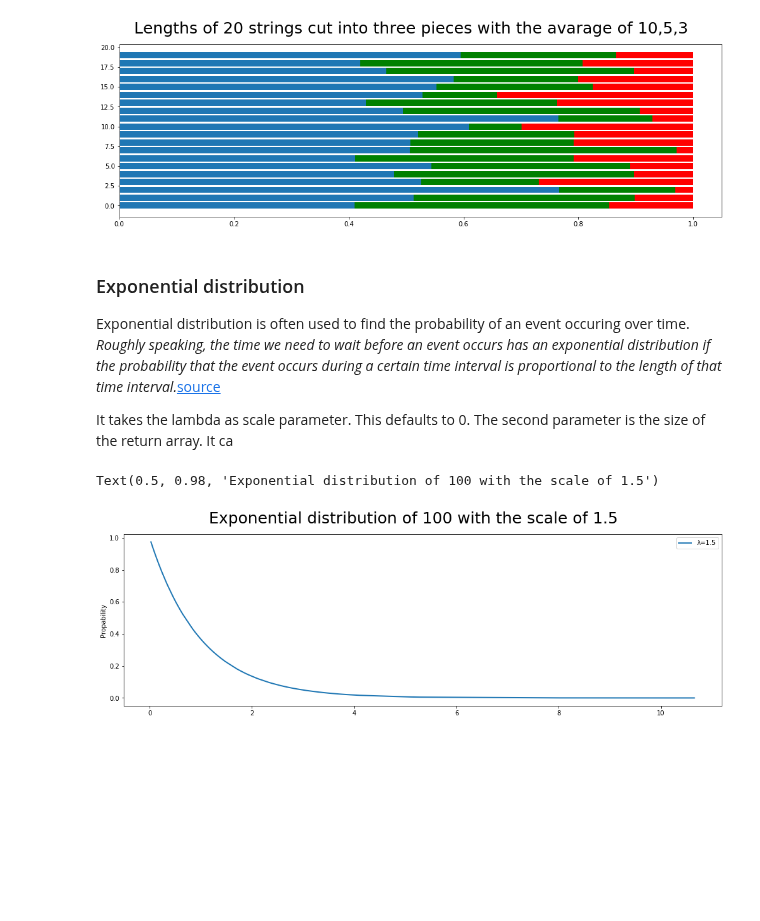
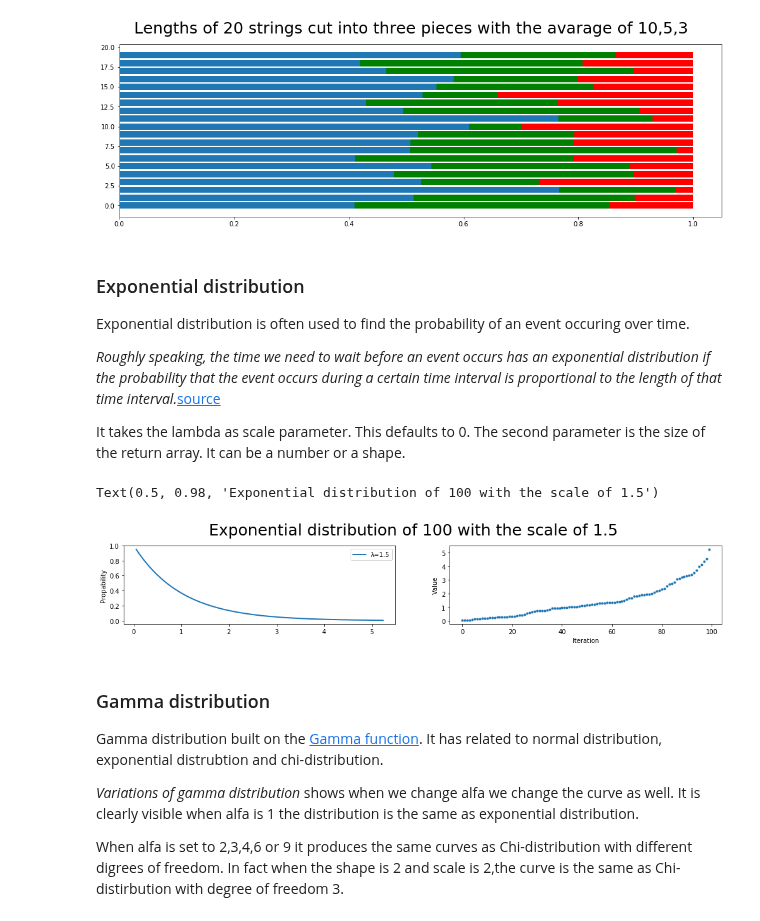
Before and after one commit to mxsxs2/Emerging-Technologies-Project, a Jupyter notebook: notebooks/Numpy_Random.ipynb, the cells around one changed output. Drawn from its saved outputs; the diff is of its cells as text; code cells hidden in the pictures; blank space fills up the shorter version.

Commit message:
Add gamma distribution

```diff
--- a/notebooks/Numpy_Random.ipynb
+++ b/notebooks/Numpy_Random.ipynb
@@ -545,22 +546,35 @@ Text(0.5, 0.98, 'Lengths of 20 strings cut into three pieces with the avarage of
 # %% [markdown]
 ### Exponential distribution
 Exponential distribution is often used to find the probability of an event occuring over time.
+
 _Roughly speaking, the time we need to wait before an event occurs has an exponential distribution if the probability that the event occurs during a certain time interval is proportional to the length of that time interval._[source](https://www.statlect.com/probability-distributions/exponential-distribution)
 
 It takes the lambda as scale parameter. This defaults to 0.
-The second parameter is the size of the return array. It ca
+The second parameter is the size of the return array. It can be a number or a shape.
 # %%
 #Create data
 csd=np.random.exponential(1.5, 100)
 csd.sort()
 #Create figure
 fig = plt.figure(figsize=(17,5))
-p=fig.add_subplot(111)
+p=fig.add_subplot(221)
 p.plot(csd,stats.expon.pdf(csd),linewidth=2,label="λ=1.5")
 p.set_ylabel("Propability")
 p.legend(loc='upper right')
+p2=fig.add_subplot(222)
+#Create scatter digaram
+p2.plot(csd,'.')
+p2.set_xlabel("Iteration")
+p2.set_ylabel("Value")
 #Add label to the figure
 fig.suptitle("Exponential distribution of 100 with the scale of 1.5",fontsize=25)
 # %% [output]
 Text(0.5, 0.98, 'Exponential distribution of 100 with the scale of 1.5')
-[figure, old version]
+[figure, new version]
+# %% [markdown]
+### Gamma distribution
+Gamma distribution built on the [Gamma function](https://en.wikipedia.org/wiki/Gamma_function). It has related to normal distribution, exponential distrubtion and chi-distribution.
+
+_Variations of gamma distribution_ shows when we change alfa we change the curve as well. It is clearly visible when alfa is 1 the distribution is the same as exponential distribution.
+
+When alfa is set to 2,3,4,6 or 9 it produces the same curves as Chi-distribution with different digrees of freedom. In fact when the shape is 2 and scale is 2,the curve is the same as Chi-distirbution with degree of freedom 3.
```
Also changed, not shown: parts of 4 cells of this notebook.
